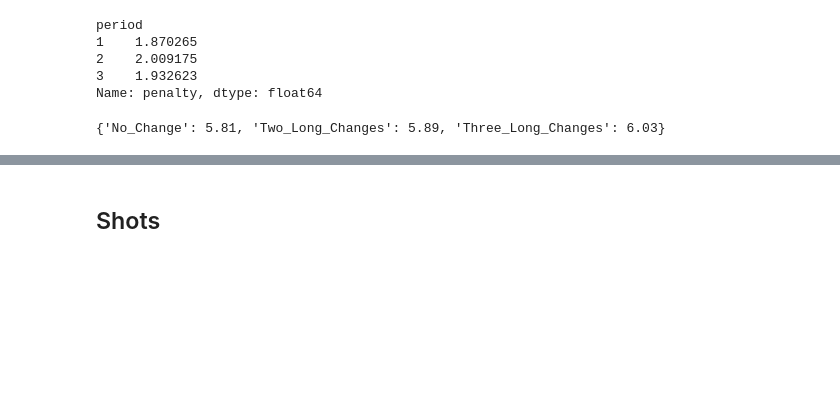
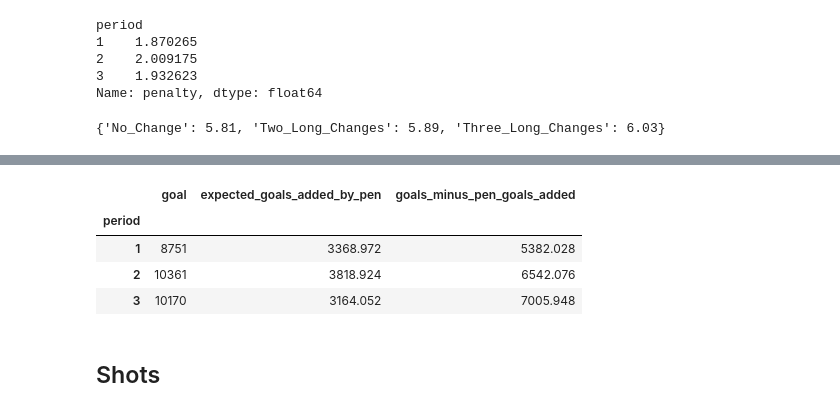
Before and after one commit to gregfeliu/Long-Change-Effect-in-NHL-Gameplay, a Jupyter notebook: notebooks/Analysis.ipynb, the cells around one changed output, grey strips where cells are left out. Cells and saved outputs as stored; diff of their text form; code cells hidden in the pictures; blank space fills up the shorter version.

```diff
--- a/notebooks/Analysis.ipynb
+++ b/notebooks/Analysis.ipynb
@@ -235,3 +279,21 @@ penalty_df = proposals_to_df(penalties_proposals, "Penalties")
+# %%
+goals_df = pd.read_csv("../data/goals.csv",index_col=0)
+goal_sums = goals_df.groupby('period').goal.sum()
+# %%
+goal_sums_df = goal_sums.to_frame()
+
+goal_sums_df['expected_goals_added_by_pen'] = penalty_sums_df['expected_goals_added']
+
+goal_sums_df['goals_minus_pen_goals_added'] = goal_sums_df['goal'] - goal_sums_df['expected_goals_added_by_pen']
+# %%
+# when you control for goals scored on powerplay, the third period has the most goals, followed by second, first
+goal_sums_df
+# %% [output]
+|  | goal | expected_goals_added_by_pen | goals_minus_pen_goals_added |
+| period |  |  |  |
+| 1 | 8751 | 3368.972 | 5382.028 |
+| 2 | 10361 | 3818.924 | 6542.076 |
+| 3 | 10170 | 3164.052 | 7005.948 |
 # %% [markdown]
 ## Shots
 # %%
```
Also changed, not shown: parts of 22 cells of this notebook, 1 other file.
